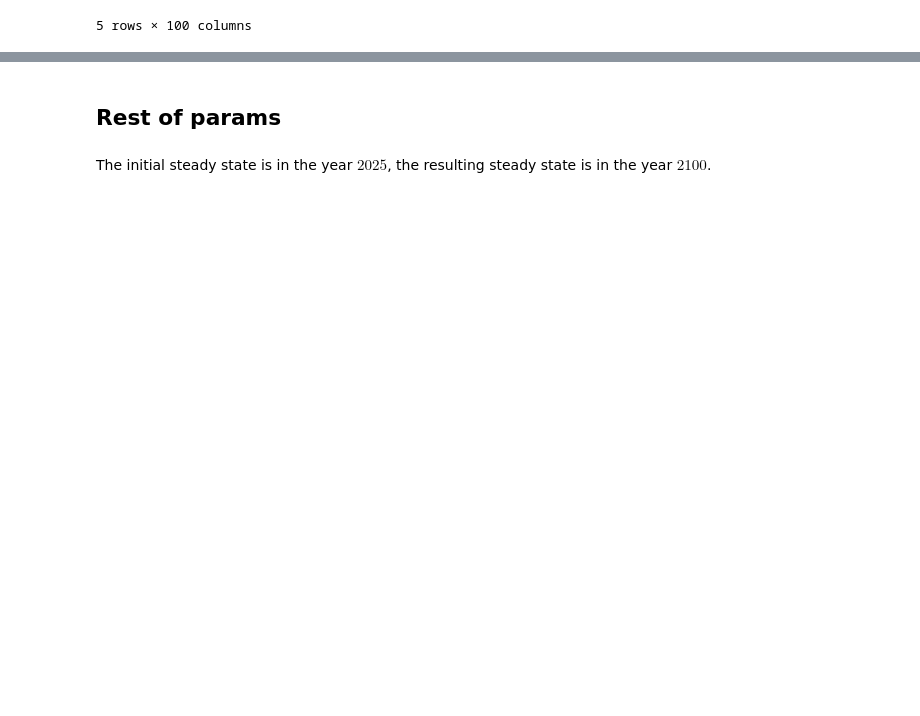
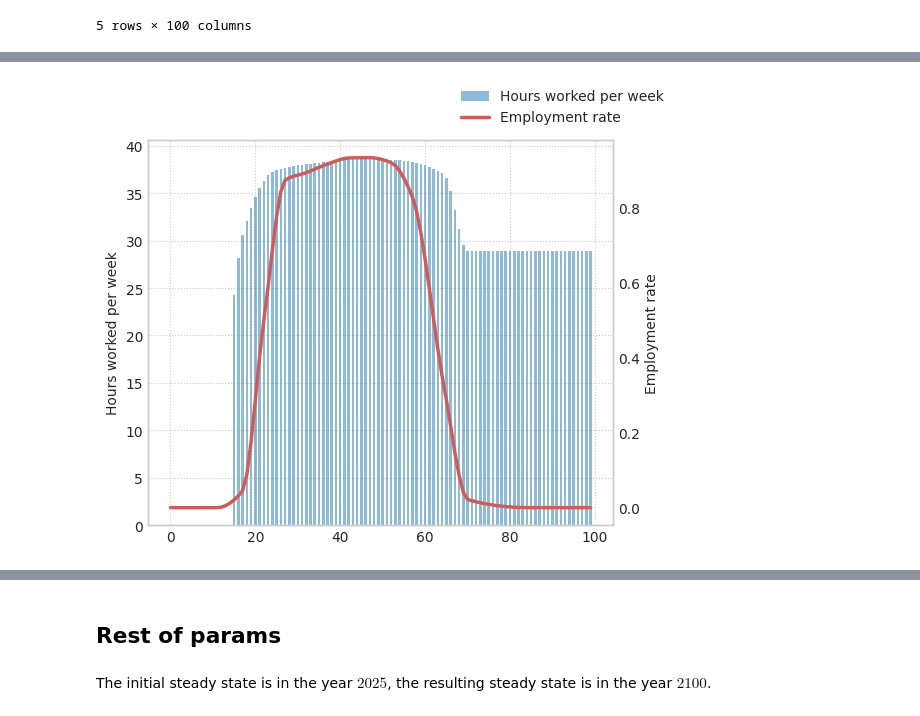
Before and after one commit to Gandolier/Cost_of_ageing_OLG, a Jupyter notebook: Interface (via Notebooks)/Tests.ipynb, the cells around one changed output, grey strips where cells are left out. Drawn from its saved outputs; the diff is of its cells as text; code cells hidden in the pictures; blank space fills up the shorter version.

```diff
--- a/Interface (via Notebooks)/Tests.ipynb
+++ b/Interface (via Notebooks)/Tests.ipynb
@@ -82,0 +96,43 @@ plt.bar(i.index, i)
+# %%
+employment = pd.read_excel('../Data/employment.xlsx', header=1).iloc[-1, 2:]
+employ = {group: val/100 for group, val in zip(get_tuple_bins(employment.index), employment.values)}
+hours = pd.read_excel('../Data/hours.xlsx', header=2)
+hours = {group: val for group, val in zip(get_tuple_bins(hours.iloc[1:, 0]), hours.iloc[1:, -1])}
+# %%
+n_target, ep_profile, hours_profile = build_target_labour_profile(
+    ep_by_bin=employ,
+    hours_by_bin=hours,
+    h_max=100,
+    E=20,
+    S=100,
+    tail_start_age=70,
+    tail_zero_age=85,
+    left_anchor_offset=6,
+    return_components=True
+)
+# %%
+hours_profile[:15] = 0
+ep_profile[:12] = 0
+
+fig, ax1 = plt.subplots(figsize=[6,5])
+
+ax2 = ax1.twinx()
+
+ax1.bar(range(len(hours_profile)), hours_profile, color='C0', alpha=0.5,
+        label='Hours worked per week', width=.6)
+ax2.plot(ep_profile, color='indianred', linewidth=2.5, label='Employment rate')
+
+ax1.set_ylabel('Hours worked per week')
+ax2.set_ylabel('Employment rate')
+
+# Grid only on ax1, ":" style, and behind the plots
+ax1.grid(True, linestyle=':', zorder=0)
+ax1.set_axisbelow(True)
+
+# Make sure ax2 has no grid
+ax2.grid(False)
+
+fig.legend()
+plt.savefig('/home/eurapartners.local/moiseev.kv/Repositories/tex_Thesis/src/resources/figures/chi_s_profile.png', dpi=300)
+# %% [output]
+[figure, added]
```
Also changed, not shown: parts of 10 cells of this notebook, 8 other files.
